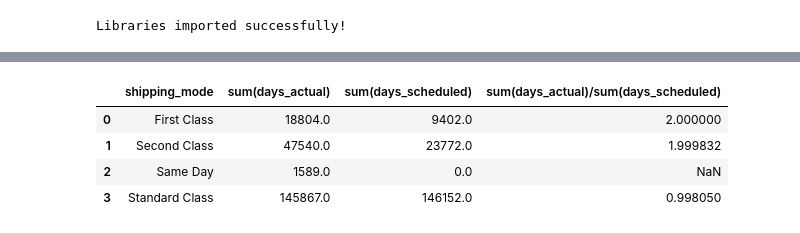
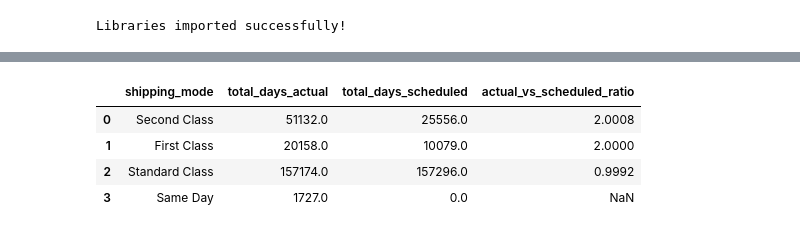
Before and after one commit to Murciman/IME312-SupplyChain, a Jupyter notebook: Nick.ipynb, the cells around one changed output, grey strips where cells are left out. Saved outputs shown, nothing was run; the diff lists cells and outputs as text; code cells hidden in the pictures.

```diff
--- a/Nick.ipynb
+++ b/Nick.ipynb
@@ -82,30 +84,25 @@ result
 # %%
 query = """
-SELECT shipping_mode, sum(days_actual), sum(days_scheduled), sum(days_actual)/sum(days_scheduled) FROM orders AS o
-
-JOIN customers as c
-ON o.customer_id = c.id
-
-JOIN shipping as s
-ON o.id = s.order_id
-
-GROUP BY shipping_mode
-
-
-ORDER BY quantity DESC, late_delivery_risk
-
-LIMIT 10
+SELECT s.shipping_mode,
+       SUM(s.days_actual)    AS total_days_actual,
+       SUM(s.days_scheduled) AS total_days_scheduled,
+       ROUND(SUM(s.days_actual) * 1.0 / SUM(s.days_scheduled), 4) AS actual_vs_scheduled_ratio
+FROM orders AS o
+JOIN customers AS c ON o.customer_id = c.id
+JOIN shipping  AS s ON o.id = s.order_id
+GROUP BY s.shipping_mode
+ORDER BY actual_vs_scheduled_ratio DESC
 """
 
 # Call the function to run the query and display results
 result = run_query_to_df(cursor, query)
 result
 # %% [output]
-|  | shipping_mode | sum(days_actual) | sum(days_scheduled) | sum(days_actual)/sum(days_scheduled) |
-| 0 | First Class | 18804.0 | 9402.0 | 2.000000 |
-| 1 | Second Class | 47540.0 | 23772.0 | 1.999832 |
-| 2 | Same Day | 1589.0 | 0.0 | NaN |
-| 3 | Standard Class | 145867.0 | 146152.0 | 0.998050 |
+|  | shipping_mode | total_days_actual | total_days_scheduled | actual_vs_scheduled_ratio |
+| 0 | Second Class | 51132.0 | 25556.0 | 2.0008 |
+| 1 | First Class | 20158.0 | 10079.0 | 2.0000 |
+| 2 | Standard Class | 157174.0 | 157296.0 | 0.9992 |
+| 3 | Same Day | 1727.0 | 0.0 | NaN |
 # %%
 query = """
 SELECT
```
Also changed, not shown: parts of 4 cells of this notebook, 2 other files.
